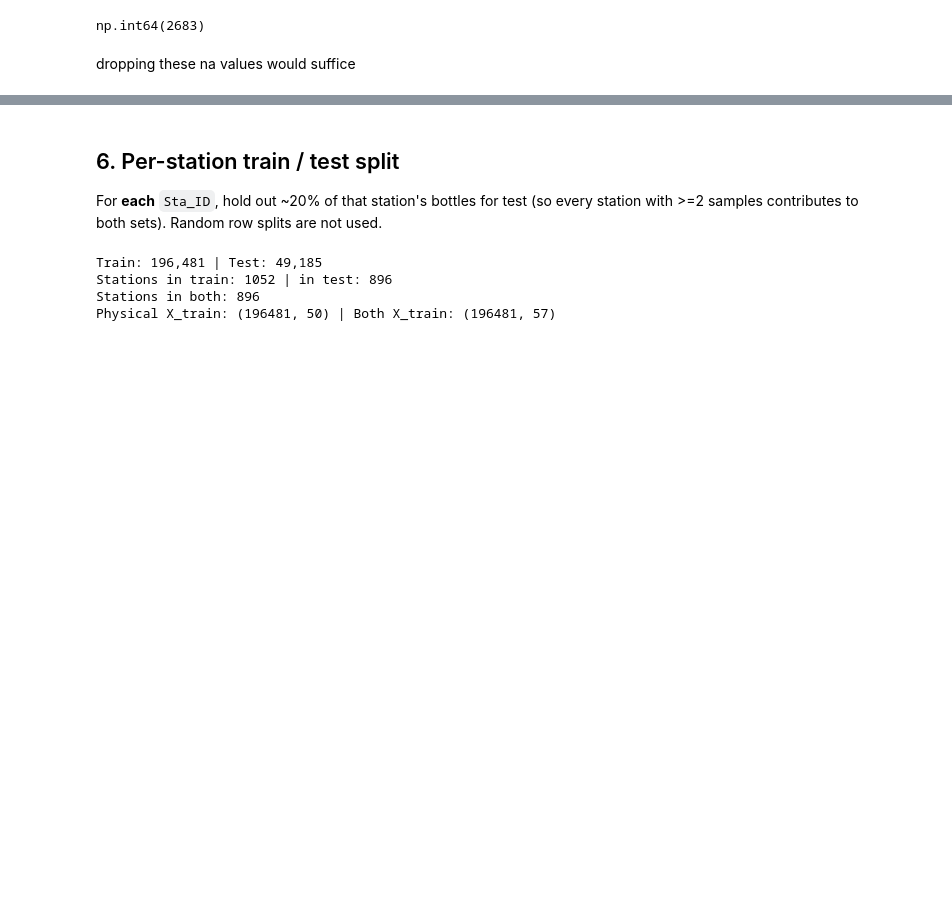
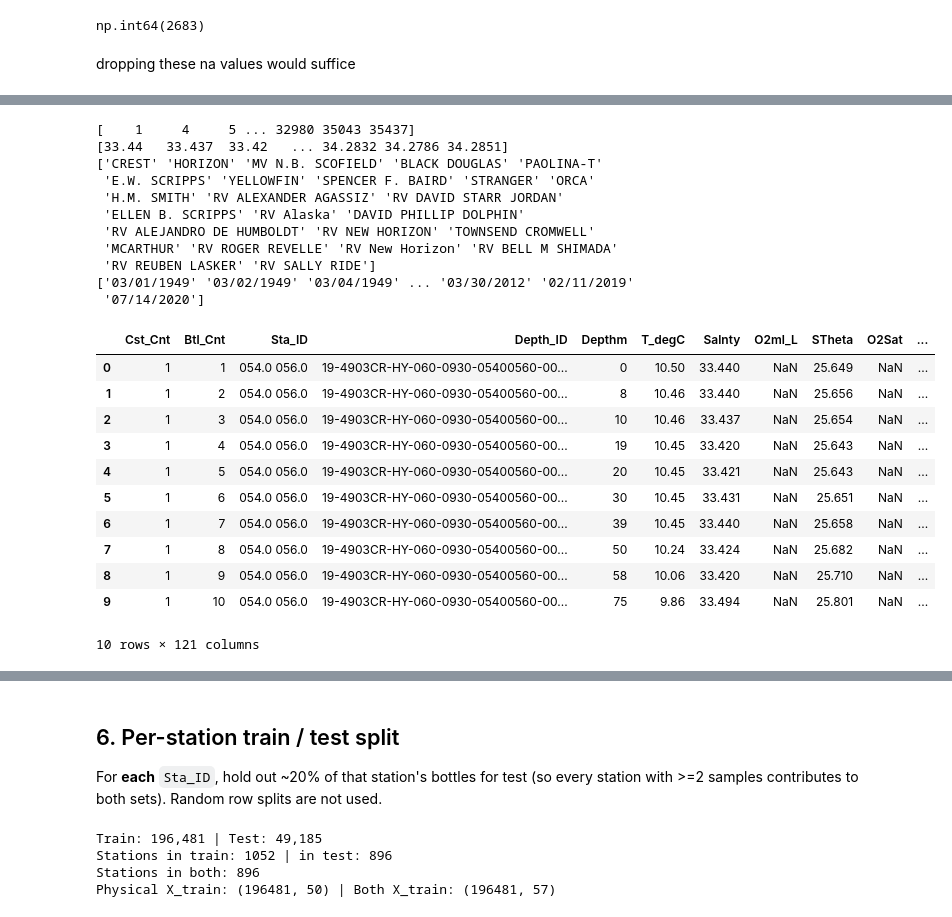
Before and after one commit to beppvis/23CSE301-Machine-Learning-Project, a Jupyter notebook: notebooks/regression_towards_chlora.ipynb, the cells around one changed output, grey strips where cells are left out. Cells and saved outputs as stored; diff of their text form; code cells hidden in the pictures; blank space fills up the shorter version.

```diff
--- a/notebooks/regression_towards_chlora.ipynb
+++ b/notebooks/regression_towards_chlora.ipynb
@@ -539,0 +567,34 @@ plt.show()
+# %%
+# Select 4 specific casts
+selected_casts = df[df['Salnty'].isna()]['Cst_Cnt']
+subset = df[df['Cst_Cnt'].isin(selected_casts)]
+print(subset['Cst_Cnt'].unique())
+print(subset['Salnty'].unique())
+print(subset['Ship_Name'].unique())
+print(subset['Date'].unique())
+
+display(subset.head(10))
+# %% [output]
+[    1     4     5 ... 32980 35043 35437]
+[33.44   33.437  33.42   ... 34.2832 34.2786 34.2851]
+['CREST' 'HORIZON' 'MV N.B. SCOFIELD' 'BLACK DOUGLAS' 'PAOLINA-T'
+ 'E.W. SCRIPPS' 'YELLOWFIN' 'SPENCER F. BAIRD' 'STRANGER' 'ORCA'
+ 'H.M. SMITH' 'RV ALEXANDER AGASSIZ' 'RV DAVID STARR JORDAN'
+ 'ELLEN B. SCRIPPS' 'RV Alaska' 'DAVID PHILLIP DOLPHIN'
+ 'RV ALEJANDRO DE HUMBOLDT' 'RV NEW HORIZON' 'TOWNSEND CROMWELL'
+ 'MCARTHUR' 'RV ROGER REVELLE' 'RV New Horizon' 'RV BELL M SHIMADA'
+ 'RV REUBEN LASKER' 'RV SALLY RIDE']
+['03/01/1949' '03/02/1949' '03/04/1949' ... '03/30/2012' '02/11/2019'
+ '07/14/2020']
+|  | Cst_Cnt | Btl_Cnt | Sta_ID | Depth_ID | Depthm | T_degC | Salnty | O2ml_L | STheta | O2Sat | ... |
+| 0 | 1 | 1 | 054.0 056.0 | 19-4903CR-HY-060-0930-05400560-00... | 0 | 10.50 | 33.440 | NaN | 25.649 | NaN | ... |
+| 1 | 1 | 2 | 054.0 056.0 | 19-4903CR-HY-060-0930-05400560-00... | 8 | 10.46 | 33.440 | NaN | 25.656 | NaN | ... |
+| 2 | 1 | 3 | 054.0 056.0 | 19-4903CR-HY-060-0930-05400560-00... | 10 | 10.46 | 33.437 | NaN | 25.654 | NaN | ... |
+| 3 | 1 | 4 | 054.0 056.0 | 19-4903CR-HY-060-0930-05400560-00... | 19 | 10.45 | 33.420 | NaN | 25.643 | NaN | ... |
+| 4 | 1 | 5 | 054.0 056.0 | 19-4903CR-HY-060-0930-05400560-00... | 20 | 10.45 | 33.421 | NaN | 25.643 | NaN | ... |
+| 5 | 1 | 6 | 054.0 056.0 | 19-4903CR-HY-060-0930-05400560-00... | 30 | 10.45 | 33.431 | NaN | 25.651 | NaN | ... |
+| 6 | 1 | 7 | 054.0 056.0 | 19-4903CR-HY-060-0930-05400560-00... | 39 | 10.45 | 33.440 | NaN | 25.658 | NaN | ... |
+| 7 | 1 | 8 | 054.0 056.0 | 19-4903CR-HY-060-0930-05400560-00... | 50 | 10.24 | 33.424 | NaN | 25.682 | NaN | ... |
+| 8 | 1 | 9 | 054.0 056.0 | 19-4903CR-HY-060-0930-05400560-00... | 58 | 10.06 | 33.420 | NaN | 25.710 | NaN | ... |
+| 9 | 1 | 10 | 054.0 056.0 | 19-4903CR-HY-060-0930-05400560-00... | 75 | 9.86 | 33.494 | NaN | 25.801 | NaN | ... |
+10 rows × 121 columns
```
Also changed, not shown: parts of 21 cells of this notebook.
